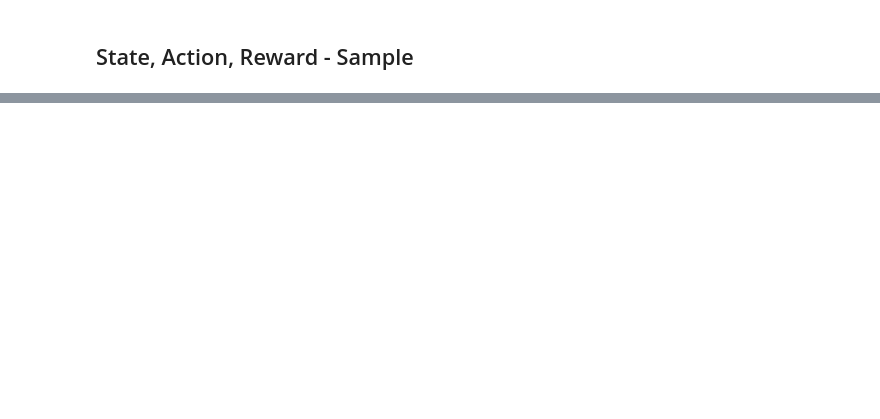
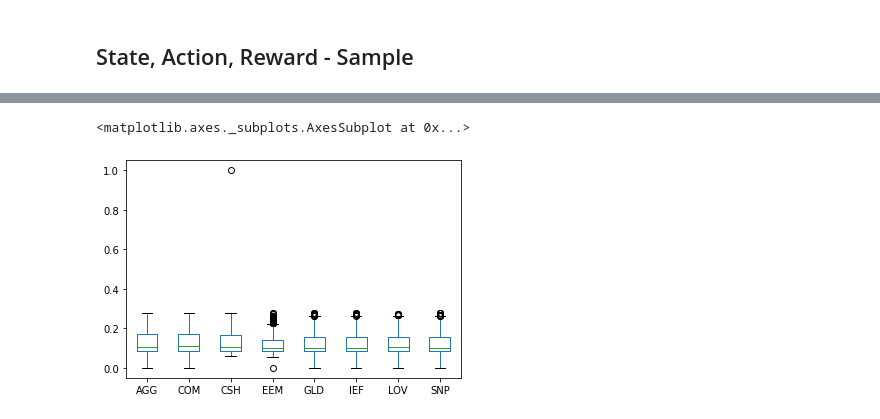
Before and after one commit to changjulian17/DataSciencePortfolio, a Jupyter notebook: Investment_Portfolio/train.ipynb, the cells around one changed output, grey strips where cells are left out. Drawn from its saved outputs; the diff is of its cells as text; code cells hidden in the pictures; blank space fills up the shorter version.

```diff
--- a/Investment_Portfolio/train.ipynb
+++ b/Investment_Portfolio/train.ipynb
@@ -357,0 +317,34 @@ Using cpu device
+# %%
+# initialise stock indicators used
+tech_indicator_list = ["macd",
+                      "rsi_30",
+                      "cci_30",
+                      "dx_30",
+                      "close_30_sma",
+                      "close_60_sma",
+                      # # adding columns to give as states
+                      "month",
+                      "close",
+                      "close_delta",
+                      "close_30_sma_delta",
+                      "close_60_sma_delta",
+                      ]
+
+# initialise dragon portfolio
+drg_wt = [.095,.19,.05, .095,.19,.095,.19,.095]
+
+# initialise environment arguments
+env_kwargs = {
+    "initial_amount": 1000000,
+    "state_space": state_space,
+    "stock_dim": stock_dimension,
+    "tech_indicator_list": tech_indicator_list,
+    "action_space": stock_dimension,
+    "drg_wt": drg_wt
+}
+
+# initialise a training gym
+e_train_gym = StockPortfolioEnv(df = train, **env_kwargs)
+# initialise a subenvironment from the training gym
+env_train, _ = e_train_gym.get_sb_env()
+print(type(env_train))
@@ -395,3 +446,9 @@ e_train_gym.save_action_memory()
+# %%
+%matplotlib inline
+e_train_gym.save_action_memory().plot(kind='box')
+# %% [output]
+<matplotlib.axes._subplots.AxesSubplot at 0x...>
+[figure, added]
 # %%
 ## Sample a reward
 # reward in this case is the total asset value
```
Also changed, not shown: parts of 43 cells of this notebook, 7 other files.
